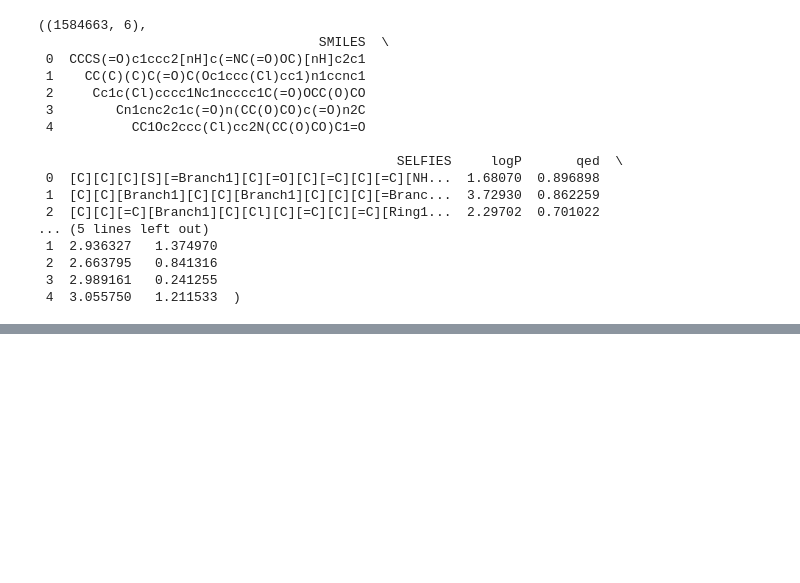
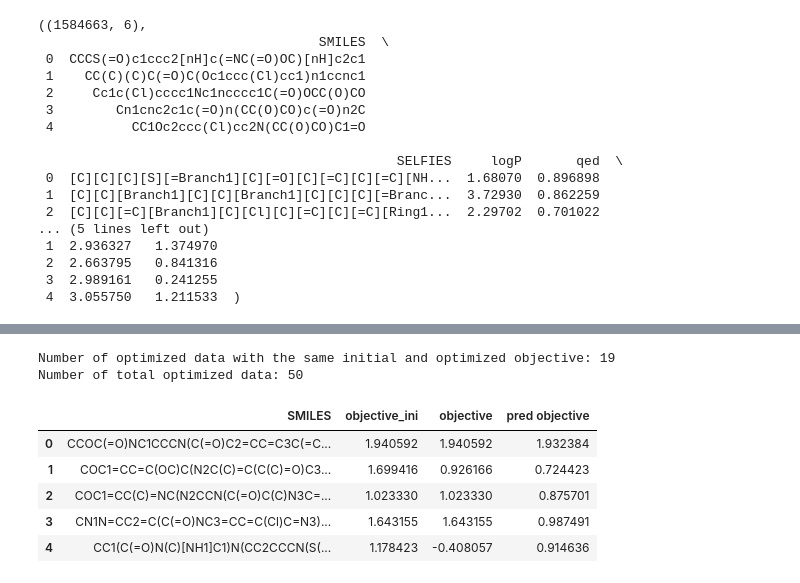
Before and after one commit to sunghwanism/NewMoses, a Jupyter notebook: notebooks/create_data_for_opt.ipynb, the cells around one changed output, grey strips where cells are left out. Cells and saved outputs as stored; diff of their text form; code cells hidden in the pictures; blank space fills up the shorter version.

```diff
--- a/notebooks/create_data_for_opt.ipynb
+++ b/notebooks/create_data_for_opt.ipynb
@@ -89,0 +104,19 @@ plt.show()
+# %%
+opt_df = df[['SMILES', 'objective_ini', 'objective', 'pred objective']]
+opt_df.head()
+
+# get the index of opt_df which have same objective_ini and objective
+idx = opt_df[(opt_df['objective_ini'] == opt_df['objective'])].index
+print(f'Number of optimized data with the same initial and optimized objective: {len(idx)}')
+print(f'Number of total optimized data: {len(opt_df)}')
+
+opt_df.head()
+# %% [output]
+Number of optimized data with the same initial and optimized objective: 19
+Number of total optimized data: 50
+|  | SMILES | objective_ini | objective | pred objective |
+| 0 | CCOC(=O)NC1CCCN(C(=O)C2=CC=C3C(=C... | 1.940592 | 1.940592 | 1.932384 |
+| 1 | COC1=CC=C(OC)C(N2C(C)=C(C(C)=O)C3... | 1.699416 | 0.926166 | 0.724423 |
+| 2 | COC1=CC(C)=NC(N2CCN(C(=O)C(C)N3C=... | 1.023330 | 1.023330 | 0.875701 |
+| 3 | CN1N=CC2=C(C(=O)NC3=CC=C(Cl)C=N3)... | 1.643155 | 1.643155 | 0.987491 |
+| 4 | CC1(C(=O)N(C)[NH1]C1)N(CC2CCCN(S(... | 1.178423 | -0.408057 | 0.914636 |
```
Also changed, not shown: parts of 5 cells of this notebook, 1 other file.
